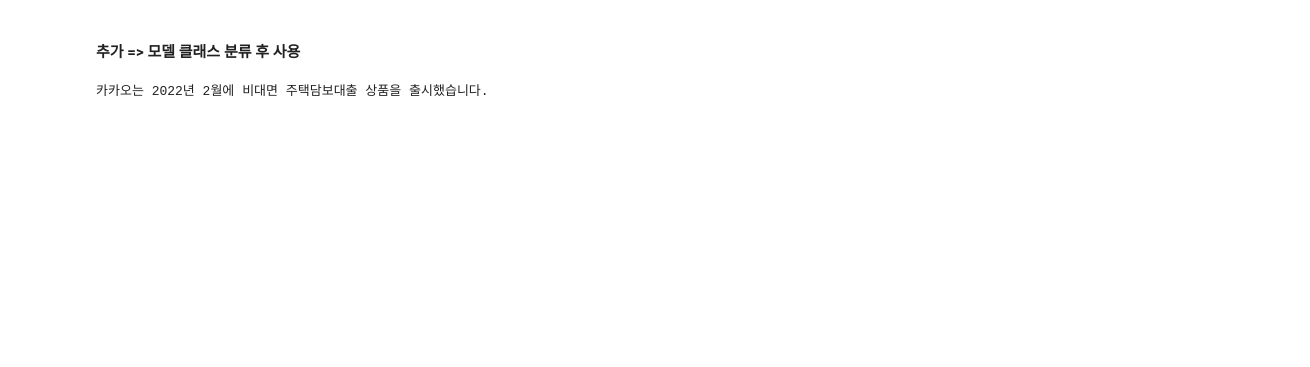
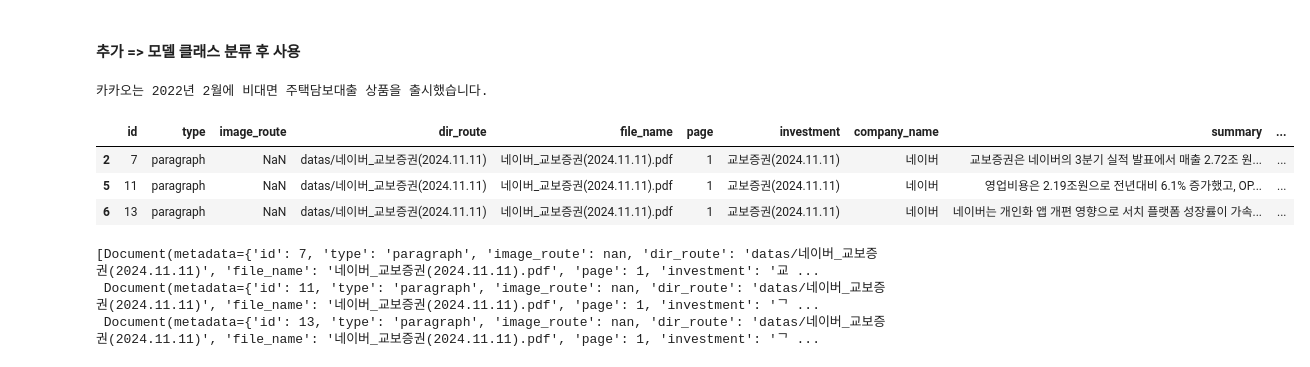
Before and after one commit to boostcampaitech7/level4-nlp-finalproject-hackathon-nlp-09-lv3, a Jupyter notebook: src/test_qa.ipynb, the cells around one changed output. Saved outputs shown, nothing was run; the diff lists cells and outputs as text; code cells hidden in the pictures; blank space fills up the shorter version.

Commit message:
[fix] make validation data

```diff
--- a/src/test_qa.ipynb
+++ b/src/test_qa.ipynb
@@ -138,3 +138,24 @@ prompt = f"주어진 문서를 반드시 참고하여 질문에 대한 답을
 print(model2.answering(prompt))
 # %% [output]
 카카오는 2022년 2월에 비대면 주택담보대출 상품을 출시했습니다.
+# %%
+from DB.chromadb_storing import ChromaDB
+from langchain.schema import Document
+from utils import get_only_paragraphs, get_all_datas, create_documents
+BASE_DIR = '/data/jung/src/datas' # 데이터가 저장돼 있는 루트를 의미합니다.
+
+df = get_only_paragraphs(BASE_DIR)
+# df = get_all_datas(BASE_DIR) # 이미지와 테이블이 포함된 전체 데이터도 가져올 수 있습니다.
+df[:3]
+# %% [output]
+|  | id | type | image_route | dir_route | file_name | page | investment | company_name | summary | ... |
+| 2 | 7 | paragraph | NaN | datas/네이버_교보증권(2024.11.11) | 네이버_교보증권(2024.11.11).pdf | 1 | 교보증권(2024.11.11) | 네이버 | 교보증권은 네이버의 3분기 실적 발표에서 매출 2.72조 원... | ... |
+| 5 | 11 | paragraph | NaN | datas/네이버_교보증권(2024.11.11) | 네이버_교보증권(2024.11.11).pdf | 1 | 교보증권(2024.11.11) | 네이버 | 영업비용은 2.19조원으로 전년대비 6.1% 증가했고, OP... | ... |
+| 6 | 13 | paragraph | NaN | datas/네이버_교보증권(2024.11.11) | 네이버_교보증권(2024.11.11).pdf | 1 | 교보증권(2024.11.11) | 네이버 | 네이버는 개인화 앱 개편 영향으로 서치 플랫폼 성장률이 가속... | ... |
+# %%
+documents = create_documents(df)
+documents[:3]
+# %% [output]
+[Document(metadata={'id': 7, 'type': 'paragraph', 'image_route': nan, 'dir_route': 'datas/네이버_교보증권(2024.11.11)', 'file_name': '네이버_교보증권(2024.11.11).pdf', 'page': 1, 'investment': '교 ...
+ Document(metadata={'id': 11, 'type': 'paragraph', 'image_route': nan, 'dir_route': 'datas/네이버_교보증권(2024.11.11)', 'file_name': '네이버_교보증권(2024.11.11).pdf', 'page': 1, 'investment': 'ᄀ ...
+ Document(metadata={'id': 13, 'type': 'paragraph', 'image_route': nan, 'dir_route': 'datas/네이버_교보증권(2024.11.11)', 'file_name': '네이버_교보증권(2024.11.11).pdf', 'page': 1, 'investment': 'ᄀ ...
```
Also changed, not shown: parts of 6 cells of this notebook, 1 other file.
